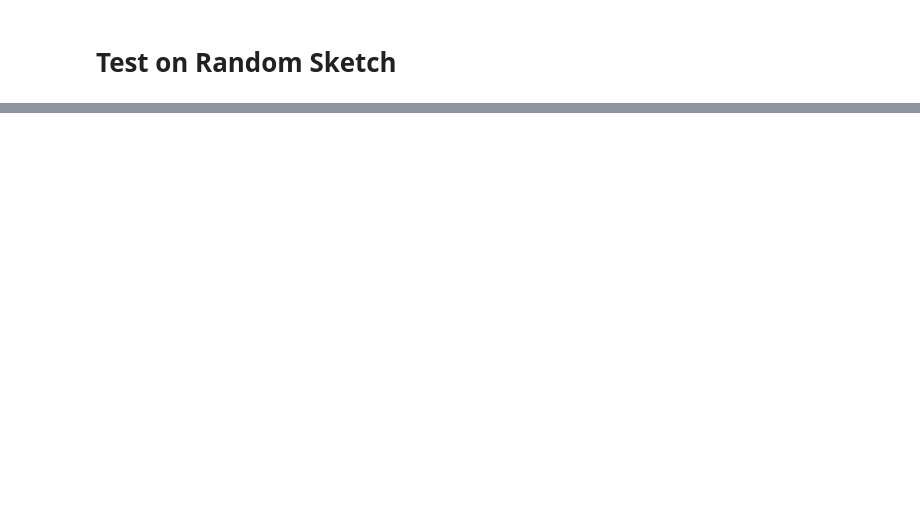
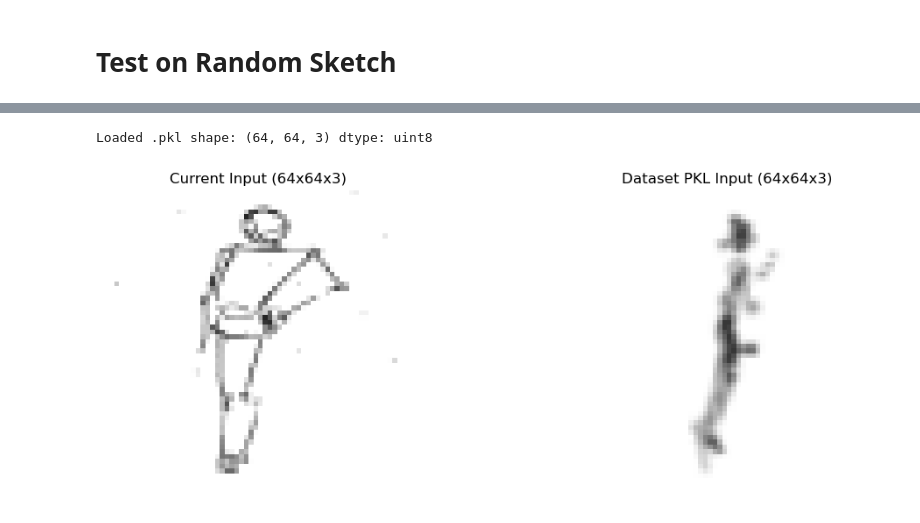
Before and after one commit to Leahie/pose-project, a Jupyter notebook: research/sketch_to_pose.ipynb, the cells around one changed output, grey strips where cells are left out. Saved outputs shown, nothing was run; the diff lists cells and outputs as text; code cells hidden in the pictures; blank space fills up the shorter version.

```diff
--- a/research/sketch_to_pose.ipynb
+++ b/research/sketch_to_pose.ipynb
@@ -1723,6 +1735,6 @@ plt.show()
 # %%
 # Compare current reshaped input against a dataset sketch .pkl
-pkl_path = f"{PATH}/CNN_data/sketches_pkl/099990098_4.pkl"
+pkl_path = f"{PATH}/CNN_data/sketches_pkl/000059794_2.pkl"
 
 with open(pkl_path, "rb") as f:
     pkl_sketch = pkl.load(f)
@@ -1740,33 +1752,36 @@ elif pkl_arr.ndim == 3 and pkl_arr.shape[2] == 4:
 elif pkl_arr.ndim != 3 or pkl_arr.shape[2] != 3:
     raise ValueError(f"Unexpected pkl sketch shape: {pkl_arr.shape}")
 
 # Resize to model input spatial size
 pkl_64_3ch = cv2.resize(pkl_arr, (64, 64), interpolation=cv2.INTER_AREA).astype(np.float32)
 
 # Normalize only if this looks like 0..255 data
 if pkl_64_3ch.max() > 1.5:
     pkl_64_3ch = pkl_64_3ch / 255.0
 
 # Clamp both arrays for clean visualization/stats
 current_64_3ch = np.clip(sketch_64_3ch.astype(np.float32), 0.0, 1.0)
 pkl_64_3ch = np.clip(pkl_64_3ch, 0.0, 1.0)
 
 
 
 # Visual comparison
 fig, axes = plt.subplots(1, 2, figsize=(12, 4))
 
 axes[0].imshow(current_64_3ch)
 axes[0].set_title("Current Input (64x64x3)")
 axes[0].axis("off")
 
 axes[1].imshow(pkl_64_3ch)
 axes[1].set_title("Dataset PKL Input (64x64x3)")
 axes[1].axis("off")
 
 
 plt.tight_layout()
 plt.show()
+# %% [output]
+Loaded .pkl shape: (64, 64, 3) dtype: uint8
+[figure, added]
 # %%
 from matplotlib import patheffects as path_effects
 
```
Also changed, not shown: parts of 13 cells of this notebook.
